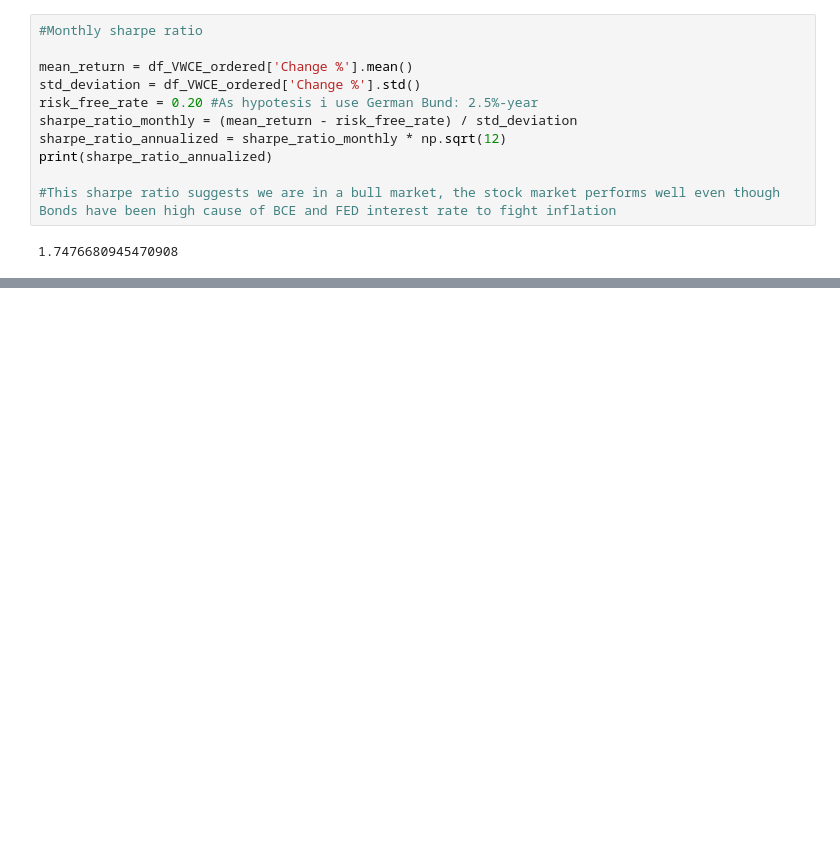
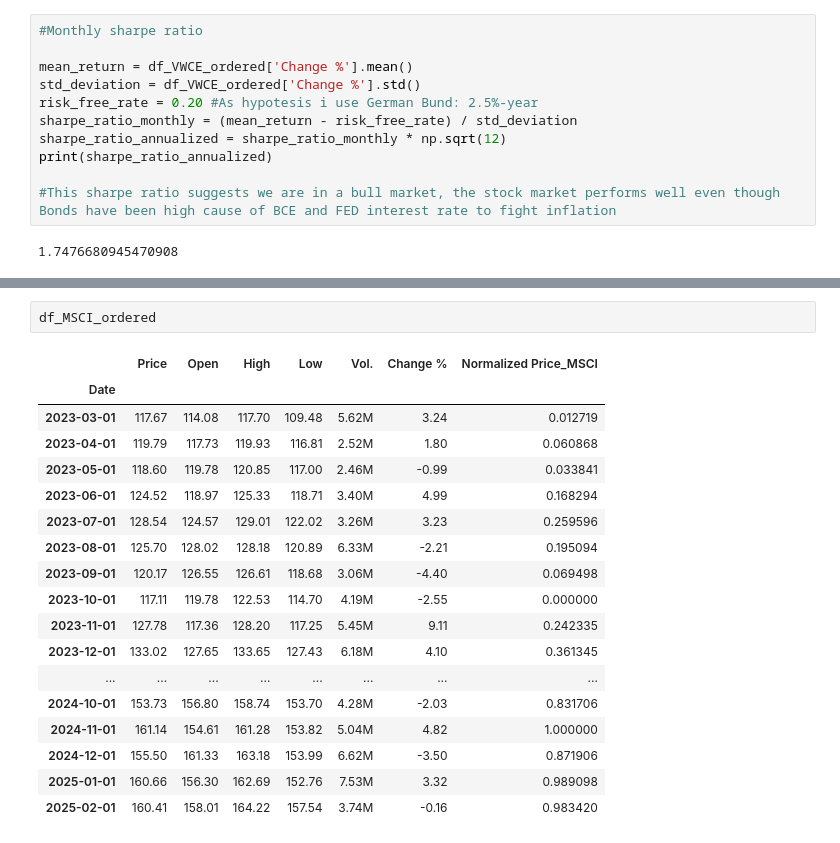
Before and after one commit to ChristianChimi/Financial-Analytics, a Jupyter notebook: Stock-Market-Analytics/Stock_market_Analytics.ipynb, the cells around one changed output, grey strips where cells are left out. Cells and saved outputs as stored; diff of their text form; blank space fills up the shorter version.

```diff
--- a/Stock-Market-Analytics/Stock_market_Analytics.ipynb
+++ b/Stock-Market-Analytics/Stock_market_Analytics.ipynb
@@ -379,0 +414,21 @@ print(sharpe_ratio_annualized)
+# %%
+df_MSCI_ordered
+# %% [output]
+|  | Price | Open | High | Low | Vol. | Change % | Normalized Price_MSCI |
+| Date |  |  |  |  |  |  |  |
+| 2023-03-01 | 117.67 | 114.08 | 117.70 | 109.48 | 5.62M | 3.24 | 0.012719 |
+| 2023-04-01 | 119.79 | 117.73 | 119.93 | 116.81 | 2.52M | 1.80 | 0.060868 |
+| 2023-05-01 | 118.60 | 119.78 | 120.85 | 117.00 | 2.46M | -0.99 | 0.033841 |
+| 2023-06-01 | 124.52 | 118.97 | 125.33 | 118.71 | 3.40M | 4.99 | 0.168294 |
+| 2023-07-01 | 128.54 | 124.57 | 129.01 | 122.02 | 3.26M | 3.23 | 0.259596 |
+| 2023-08-01 | 125.70 | 128.02 | 128.18 | 120.89 | 6.33M | -2.21 | 0.195094 |
+| 2023-09-01 | 120.17 | 126.55 | 126.61 | 118.68 | 3.06M | -4.40 | 0.069498 |
+| 2023-10-01 | 117.11 | 119.78 | 122.53 | 114.70 | 4.19M | -2.55 | 0.000000 |
+| 2023-11-01 | 127.78 | 117.36 | 128.20 | 117.25 | 5.45M | 9.11 | 0.242335 |
+| 2023-12-01 | 133.02 | 127.65 | 133.65 | 127.43 | 6.18M | 4.10 | 0.361345 |
+| ... | ... | ... | ... | ... | ... | ... | ... |
+| 2024-10-01 | 153.73 | 156.80 | 158.74 | 153.70 | 4.28M | -2.03 | 0.831706 |
+| 2024-11-01 | 161.14 | 154.61 | 161.28 | 153.82 | 5.04M | 4.82 | 1.000000 |
+| 2024-12-01 | 155.50 | 161.33 | 163.18 | 153.99 | 6.62M | -3.50 | 0.871906 |
+| 2025-01-01 | 160.66 | 156.30 | 162.69 | 152.76 | 7.53M | 3.32 | 0.989098 |
+| 2025-02-01 | 160.41 | 158.01 | 164.22 | 157.54 | 3.74M | -0.16 | 0.983420 |
```
Also changed, not shown: parts of 12 cells of this notebook, 1 other file.
